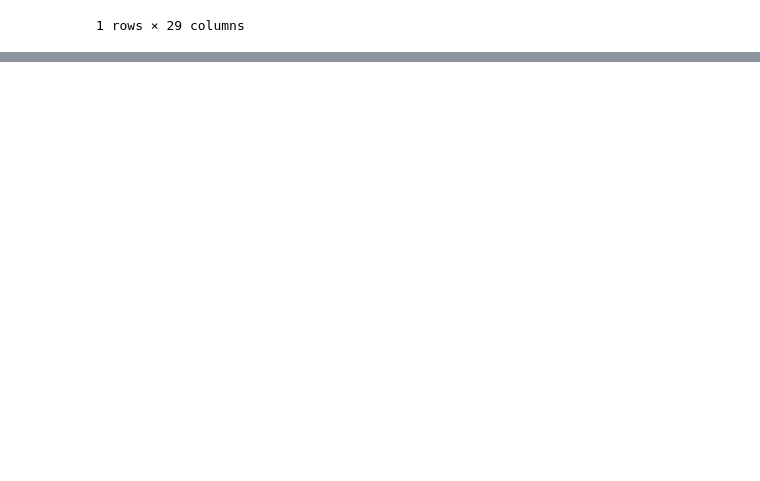
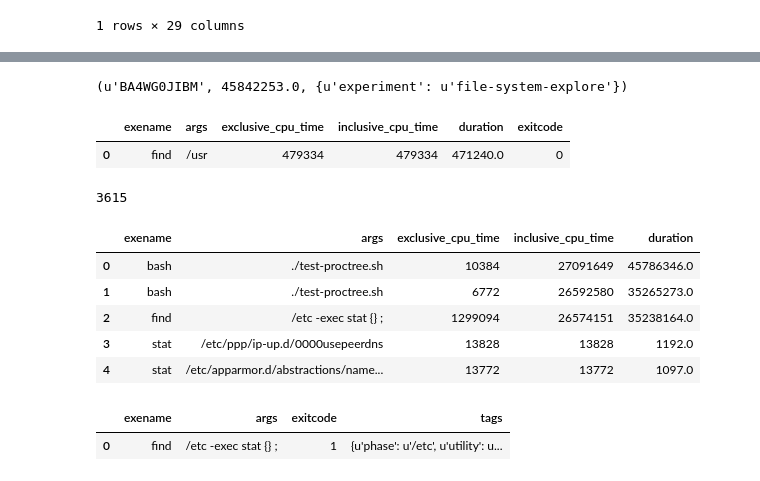
Before and after one commit to ilaflott/epmt, a Jupyter notebook: Query-API.ipynb, the cells around one changed output, grey strips where cells are left out. Cells and saved outputs as stored; diff of their text form; code cells hidden in the pictures; blank space fills up the shorter version.

```diff
--- a/Query-API.ipynb
+++ b/Query-API.ipynb
@@ -334,0 +358,46 @@ eq.get_thread_metrics(p)
+# %%
+# first let's get the job
+j = eq.get_jobs(tags = {'experiment':'file-system-explore'}, fmt='orm')[0]
+# %%
+j.jobid, j.duration, j.tags
+# %% [output]
+(u'BA4WG0JIBM', 45842253.0, {u'experiment': u'file-system-explore'})
+# %%
+# let's now get focus on the processes for phase:/usr
+p1 = eq.get_procs(j, tags = {'phase': '/usr'}, fmt='pandas')
+p1[['exename', 'args', 'exclusive_cpu_time', 'inclusive_cpu_time', 'duration', 'exitcode']]
+# %% [output]
+|  | exename | args | exclusive_cpu_time | inclusive_cpu_time | duration | exitcode |
+| 0 | find | /usr | 479334 | 479334 | 471240.0 | 0 |
+# %%
+# so there was only the one find process in the phase
+# Now, let's turn our attention to the other phase
+p2 = eq.get_procs(j, tags = {'phase': '/etc'}, fmt='orm')
+len(p2)
+# %% [output]
+3615
+# %%
+# So a total of 3615 processes in the second phase
+# let's re-run the query above, but this time with some sorting by time taken by the process
+# and it's descendants. Let's limit the output to the top 5 results
+# and let's get a pandas dataframe
+p2 = eq.get_procs(j, tags = {'phase': '/etc'}, order='desc(p.inclusive_cpu_time)', limit=5, fmt='pandas')
+p2[['exename', 'args', 'exclusive_cpu_time', 'inclusive_cpu_time', 'duration']]
+# %% [output]
+|  | exename | args | exclusive_cpu_time | inclusive_cpu_time | duration |
+| 0 | bash | ./test-proctree.sh | 10384 | 27091649 | 45786346.0 |
+| 1 | bash | ./test-proctree.sh | 6772 | 26592580 | 35265273.0 |
+| 2 | find | /etc -exec stat {} ; | 1299094 | 26574151 | 35238164.0 |
+| 3 | stat | /etc/ppp/ip-up.d/0000usepeerdns | 13828 | 13828 | 1192.0 |
+| 4 | stat | /etc/apparmor.d/abstractions/name... | 13772 | 13772 | 1097.0 |
+# %%
+# As you can spot, the find within the subshell shows up at rank 2. The other two
+# bash processes have virtually no exclusive times, the find both has a large
+# exclusive time, and one of the top inclusive times.
+
+# Now let's see if any processes failed in the job
+failed_procs = eq.get_procs(j, fltr='p.exitcode > 0', fmt='pandas')
+failed_procs[['exename', 'args', 'exitcode', 'tags']]
+# %% [output]
+|  | exename | args | exitcode | tags |
+| 0 | find | /etc -exec stat {} ; | 1 | {u'phase': u'/etc', u'utility': u... |
```
Also changed, not shown: parts of 3 cells of this notebook.
